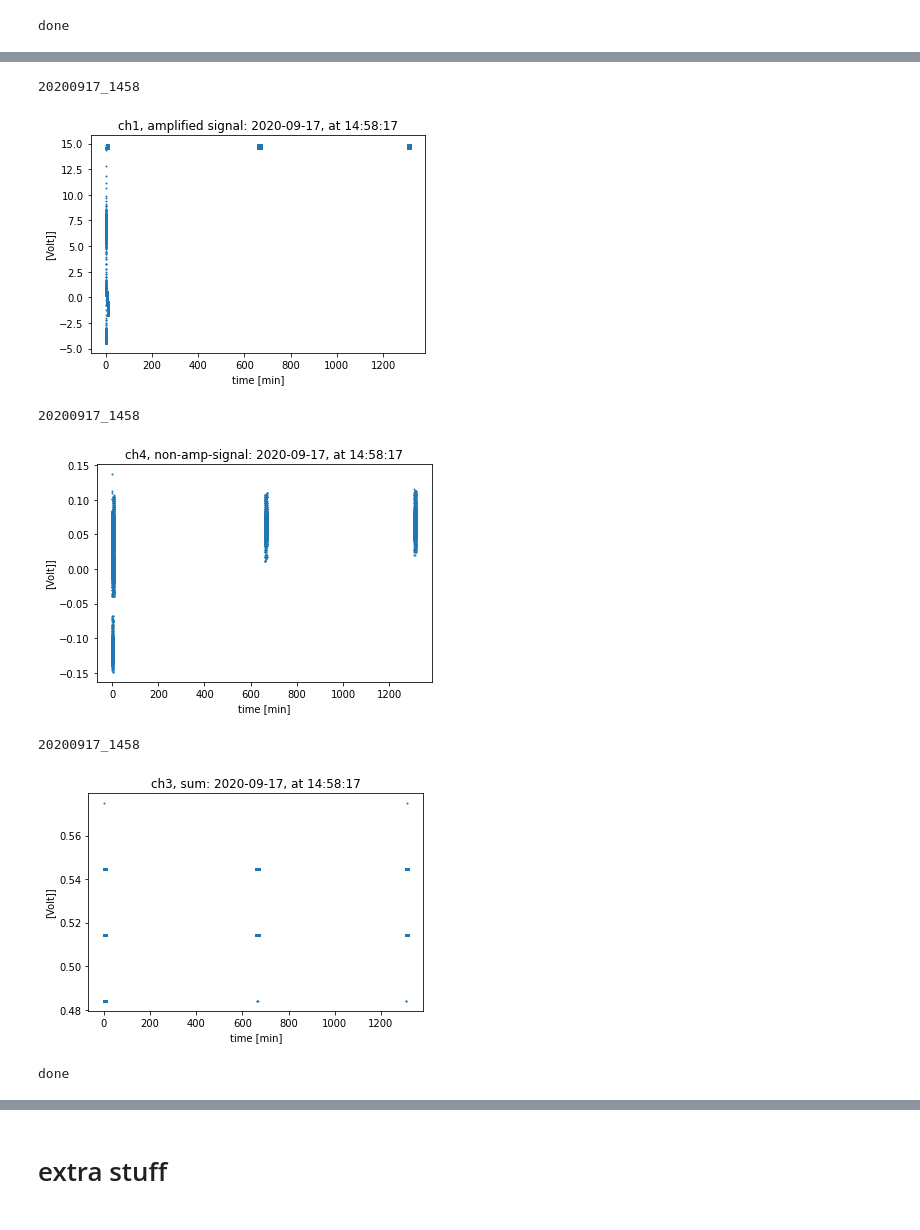
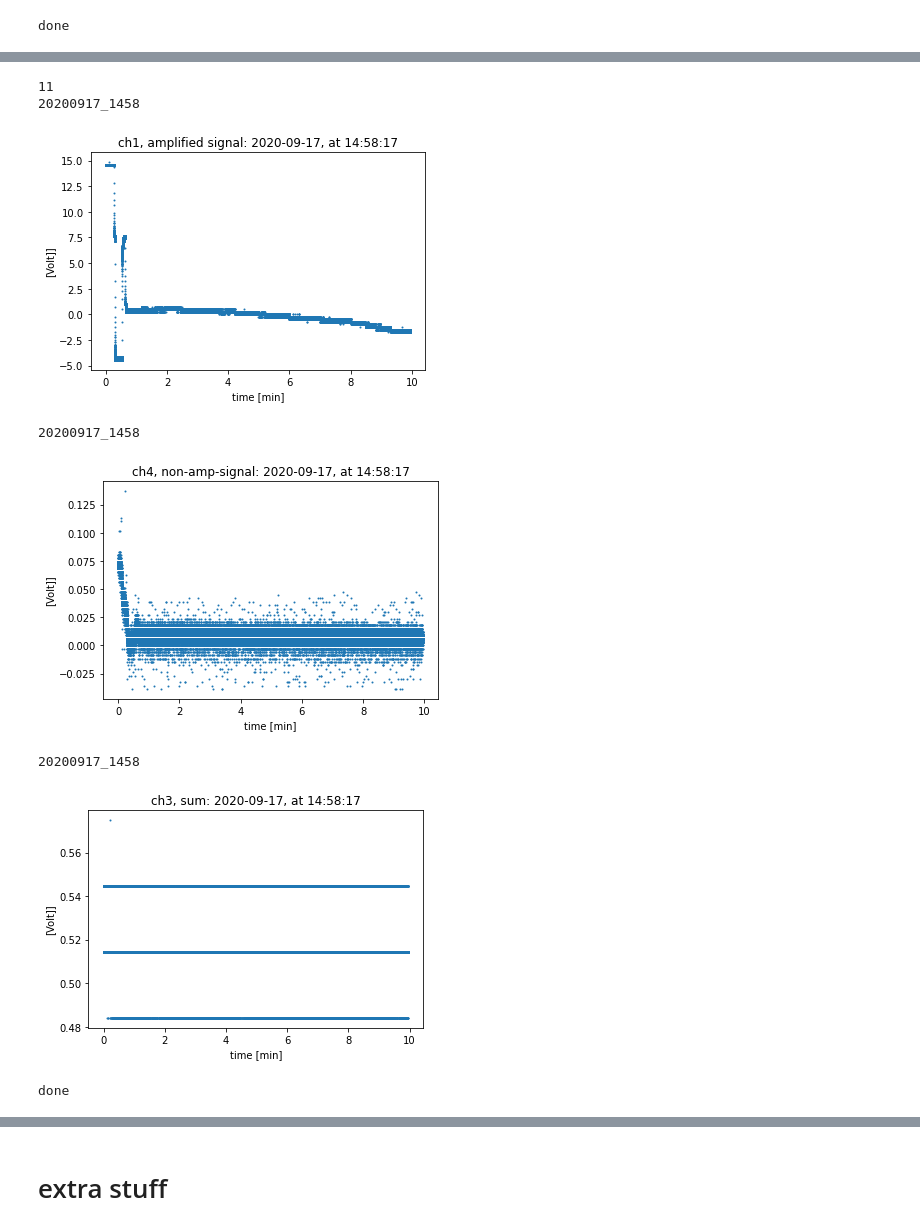
Before and after one commit to EinavGry/Lab---precision-measurements, a Jupyter notebook: Reading_out_data.ipynb, the cells around one changed output, grey strips where cells are left out. Saved outputs shown, nothing was run; the diff lists cells and outputs as text; code cells hidden in the pictures.

```diff
--- a/Reading_out_data.ipynb
+++ b/Reading_out_data.ipynb
@@ -895,11 +933,12 @@ with open(file_name, 'rb') as handle:
         try:
             while True:
                 temp_array = pickle.load(handle)
-#                 print(len(temp_array))
+                print(len(temp_array))
                 data_time =  temp_array[0][0]
+                time_diff = (data_time - start_time)/60
                 new_x = temp_array[1]
                 new_t = temp_array[0][1:]
-                ch1_t = [data_time+t-start_time for t in new_t]
+                ch1_t = [t+time_diff for t in new_t]# [data_time+t-start_time for t in new_t]
                 t = t+ ch1_t
                 x = x+ new_x
         except EOFError:
@@ -907,6 +946,7 @@ with open(file_name, 'rb') as handle:
 
 # t = ch1_time
 # x = ch1_data
+# t = [time/60 for time in t]
 ch_num = "ch1"
 ch_name = "amplified signal"
 plotting_saving_ch(t,x,start_time,ch_num,ch_name)
@@ -1031,32 +1076,39 @@ start_time = scope_data[2]
 # add_the_time = datetime.datetime.fromtimestamp(start_time).strftime('%Y%m%d_%H%M')
 # print(add_the_time)
 
+ch1_data = []
+ch1_time = []
+ch4_data = []
+ch4_time = []
+ch3_data = []
+ch3_time = []
 
 
 with open(file_name, 'rb') as handle:
         try:
             while True:
                 temp_array = pickle.load(handle)
-#                 print(len(temp_array))
-#                 print(temp_array[0])
+                print(len(temp_array))
+
 
                 data_time = temp_array[2]
+                time_diff = (data_time - start_time)/60
                 time_vec = temp_array[6]
                 new_ch1_data = temp_array[3]
 
-                ch1_t = [data_time+t-start_time for t in time_vec]
+                ch1_t =[t+time_diff for t in time_vec]# [data_time+t-start_time for t in time_vec]
                 ch1_data = ch1_data + new_ch1_data
                 ch1_time = ch1_time + ch1_t
 
                 new_ch3_data = temp_array[5]
                 ch3_time_vec = temp_array[6]
-                ch3_t = [data_time+t-start_time for t in ch3_time_vec]
+                ch3_t =[t+time_diff for t in ch3_time_vec]# [data_time+t-start_time for t in ch3_time_vec]
                 ch3_data = ch3_data + new_ch3_data
                 ch3_time = ch3_time + ch3_t
 
                 ch4_time_vec = temp_array[8]
                 new_ch4_data = temp_array[7]
-                ch4_t = [data_time+t-start_time for t in ch4_time_vec]
+                ch4_t =[t+time_diff for t in ch4_time_vec]# [data_time+t-start_time for t in ch4_time_vec]
                 ch4_data = ch4_data + new_ch4_data
                 ch4_time = ch4_time + ch4_t
 
@@ -1064,18 +1116,21 @@ with open(file_name, 'rb') as handle:
             pass
 
 t = ch1_time
+# t = [time/60 for time in ch1_time]
 x = ch1_data
 ch_num = "ch1"
 ch_name = "amplified signal"
 plotting_saving_ch(t,x,start_time,ch_num,ch_name)
 
 t = ch4_time
+# t = [time/60 for time in ch4_time]
 x = ch4_data
 ch_num = "ch4"
 ch_name = "non-amp-signal"
 plotting_saving_ch(t,x,start_time,ch_num,ch_name)
 
 t = ch3_time
+# t = [time/60 for time in ch3_time]
 x = ch3_data
 ch_num = "ch3"
 ch_name = "sum"
@@ -1106,64 +1164,76 @@ scope_data = pickle.load(f)
 # print(scope_data)
 # print(len(scope_data))
 start_time = scope_data[2]
+ch1_data = []
+ch1_time = []
+ch4_data = []
+ch4_time = []
+ch3_data = []
+ch3_time = []
 
 with open(file_name, 'rb') as handle:
         try:
             while True:
                 temp_array = pickle.load(handle)
-#                 print(len(temp_array))
+                print(len(temp_array))
 #                 print(temp_array[0])
 
                 data_time = temp_array[2]
+                time_diff = (data_time - start_time)/60
+
                 time_vec = temp_array[6]
                 new_ch1_data = temp_array[3]
 
-                ch1_t = [data_time+t-start_time for t in time_vec]
+                ch1_t =[t+time_diff for t in time_vec]# [data_time+t-start_time for t in time_vec]
                 ch1_data = ch1_data + new_ch1_data
                 ch1_time = ch1_time + ch1_t
 
                 new_ch3_data = temp_array[5]
                 ch3_time_vec = temp_array[6]
-                ch3_t = [data_time+t-start_time for t in ch3_time_vec]
+                ch3_t =[t+time_diff for t in ch3_time_vec]# [data_time+t-start_time for t in ch3_time_vec]
                 ch3_data = ch3_data + new_ch3_data
                 ch3_time = ch3_time + ch3_t
 
                 ch4_time_vec = temp_array[8]
                 new_ch4_data = temp_array[7]
-                ch4_t = [data_time+t-start_time for t in ch4_time_vec]
+                ch4_t =[t+time_diff for t in ch4_time_vec]# [data_time+t-start_time for t in ch4_time_vec]
                 ch4_data = ch4_data + new_ch4_data
                 ch4_time = ch4_time + ch4_t
 
         except EOFError:
             pass
 
 t = ch1_time
+# t = [time/60 for time in ch1_time]
 x = ch1_data
 ch_num = "ch1"
 ch_name = "amplified signal"
 plotting_saving_ch(t,x,start_time,ch_num,ch_name)
 
 t = ch4_time
+# t = [time/60 for time in ch4_time]
 x = ch4_data
 ch_num = "ch4"
 ch_name = "non-amp-signal"
 plotting_saving_ch(t,x,start_time,ch_num,ch_name)
 
 t = ch3_time
+# t = [time/60 for time in ch3_time]
 x = ch3_data
 ch_num = "ch3"
 ch_name = "sum"
 plotting_saving_ch(t,x,start_time,ch_num,ch_name)
 
 
 round_done(repo_path)
 # %% [output]
+11
 20200917_1458
-[figure, old version]
+[figure, new version]
 20200917_1458
-[figure, old version]
+[figure, new version]
 20200917_1458
-[figure, old version]
+[figure, new version]
 done
 # %%
 # 20200917_1529
```
Also changed, not shown: parts of 21 cells of this notebook, 34 other files.
